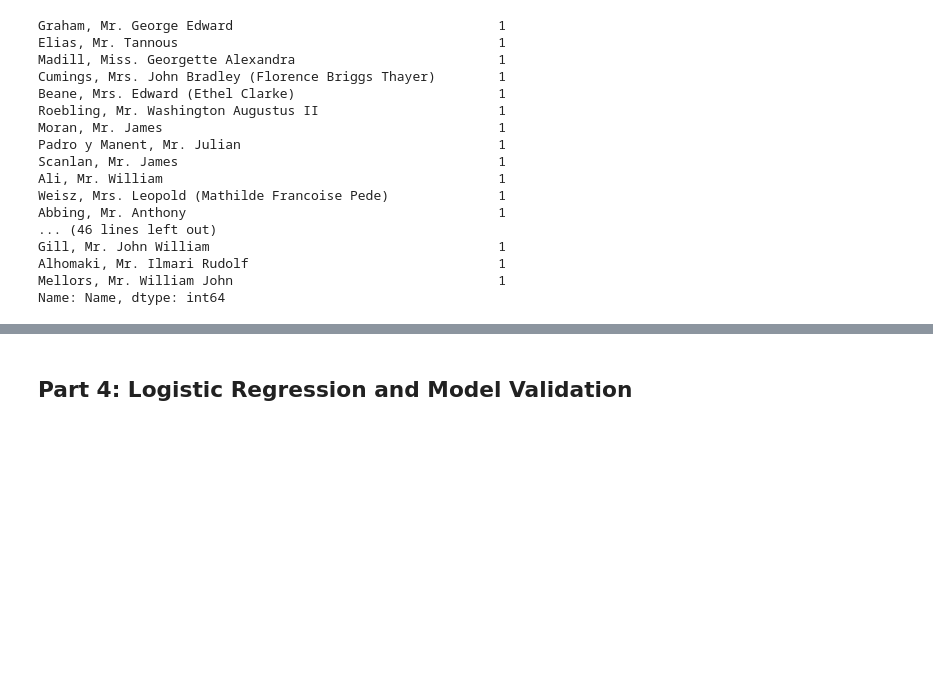
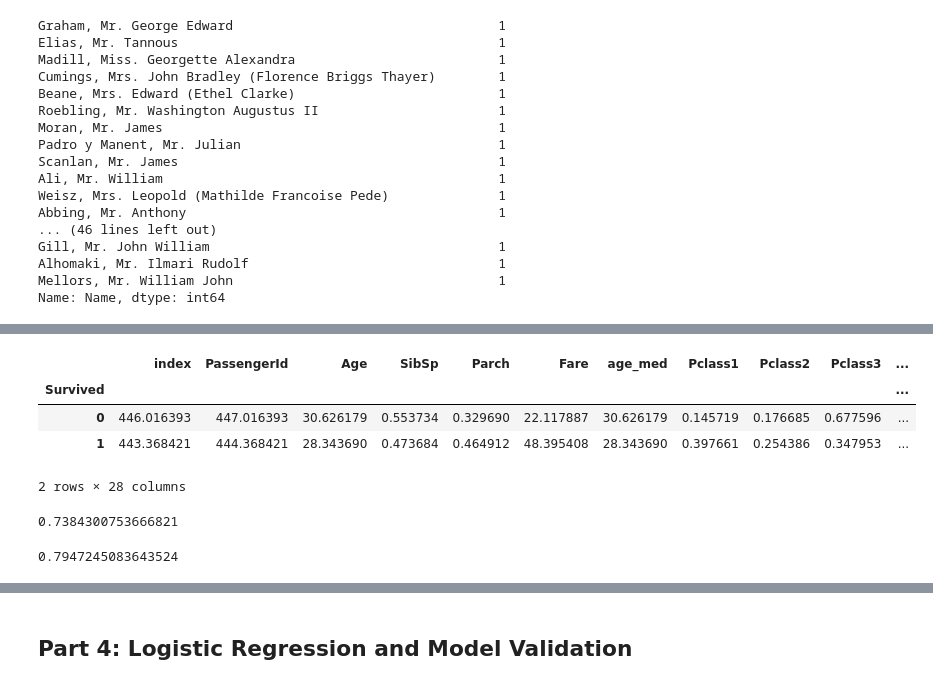
Before and after one commit to hudsonrio/GA_dsi-projects, a Jupyter notebook: projects/5th/Project5_working-age_dropped.ipynb, the cells around one changed output, grey strips where cells are left out. Cells and saved outputs as stored; diff of their text form; code cells hidden in the pictures; blank space fills up the shorter version.

```diff
--- a/projects/5th/Project5_working-age_dropped.ipynb
+++ b/projects/5th/Project5_working-age_dropped.ipynb
@@ -307,0 +335,20 @@ df = pd.concat([df.drop('starboard',axis=1),star_dums], axis = 1)
+# %%
+df['starboard_cabin'].value_counts()/sum(df['starboard_cabin'].value_counts())  # 203
+
+
+survive_groups = df.groupby(by= ['Survived'], axis=0).mean()
+survive_groups
+# %% [output]
+|  | index | PassengerId | Age | SibSp | Parch | Fare | age_med | Pclass1 | Pclass2 | Pclass3 | ... |
+| Survived |  |  |  |  |  |  |  |  |  |  | ... |
+| 0 | 446.016393 | 447.016393 | 30.626179 | 0.553734 | 0.329690 | 22.117887 | 30.626179 | 0.145719 | 0.176685 | 0.677596 | ... |
+| 1 | 443.368421 | 444.368421 | 28.343690 | 0.473684 | 0.464912 | 48.395408 | 28.343690 | 0.397661 | 0.254386 | 0.347953 | ... |
+2 rows × 28 columns
+# %%
+0.149123/(0.052823+0.149123) #port survival rate
+# %% [output]
+0.7384300753666821
+# %%
+0.239766/(0.061931+0.239766)#starboard survival rate
+# %% [output]
+0.7947245083643524
```
Also changed, not shown: parts of 47 cells of this notebook, 6 other files.
